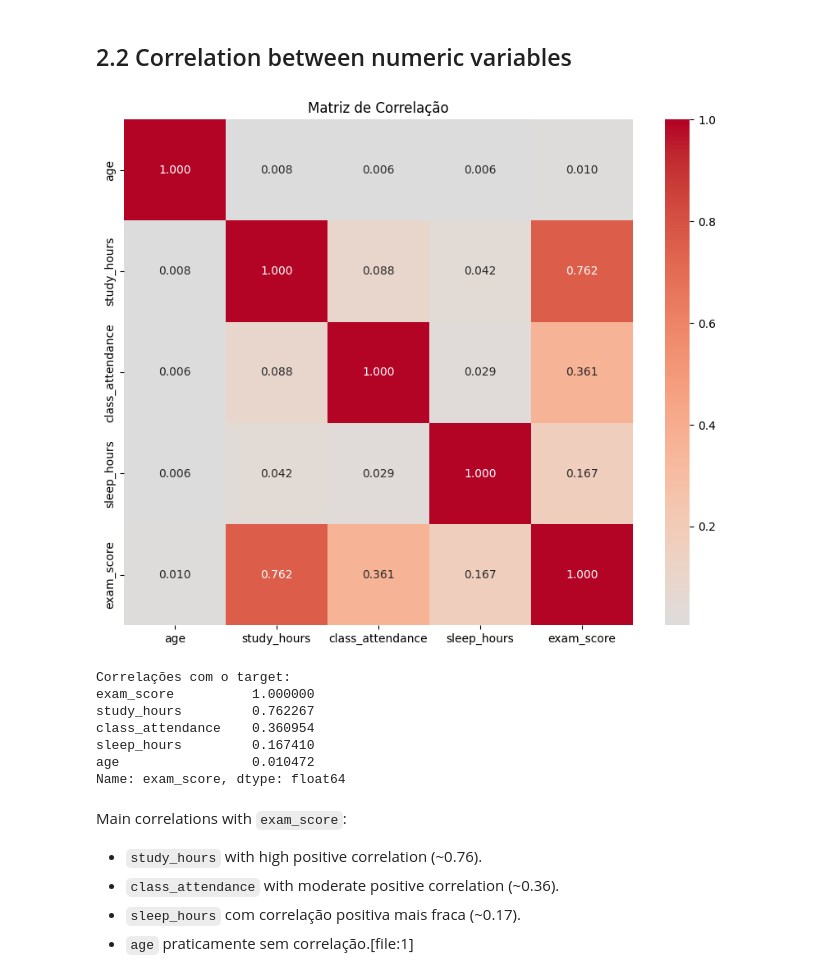
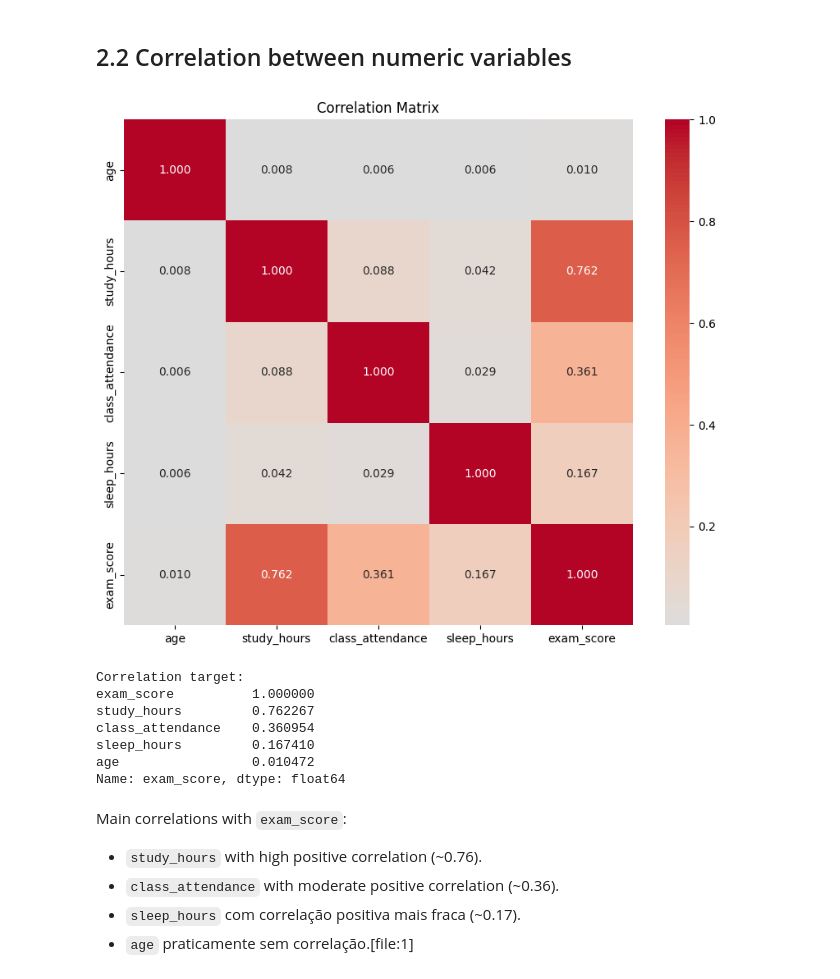
Before and after one commit to JonasSouza871/kaggle-playground-s6e1, a Jupyter notebook: Predicting_Student_Test_Scores.ipynb, the cells around one changed output. Drawn from its saved outputs; the diff is of its cells as text; code cells hidden in the pictures.

```diff
--- a/Predicting_Student_Test_Scores.ipynb
+++ b/Predicting_Student_Test_Scores.ipynb
@@ -29,8 +32,8 @@ from sklearn.base import clone
 # %% [markdown]
 ## 1.1 Data loading
 # %%
-test = pd.read_csv("/kaggle/input/playground-series-s6e1/test.csv")
-train = pd.read_csv("/kaggle/input/playground-series-s6e1/train.csv")
+test = pd.read_csv("data/test.csv")
+train = pd.read_csv("data/train.csv")
 # %%
 train.head()
 # %% [output]
@@ -172,17 +175,17 @@ Observations:
 # %%
 #Correlation between numeric variables
 numeric_data = train[numeric_features + [target]] #only numeric features and what we want to analyze
 correlation_matrix = numeric_data.corr() #applies correlation
 
 plt.figure(figsize=(10, 8))
 sns.heatmap(correlation_matrix, annot=True, fmt='.3f', cmap='coolwarm', center=0) #heat map, the more towards red the higher the correlation
-plt.title('Matriz de Correlação')
+plt.title('Correlation Matrix')
 plt.show()
-print("Correlações com o target:")
+print("Correlation target:")
 print(correlation_matrix[target].sort_values(ascending=False))
 # %% [output]
-[figure, old version]
+[figure, new version]
-Correlações com o target:
+Correlation target:
 exam_score          1.000000
 study_hours         0.762267
 class_attendance    0.360954
```
Also changed, not shown: parts of 10 cells of this notebook, 11 other files.
